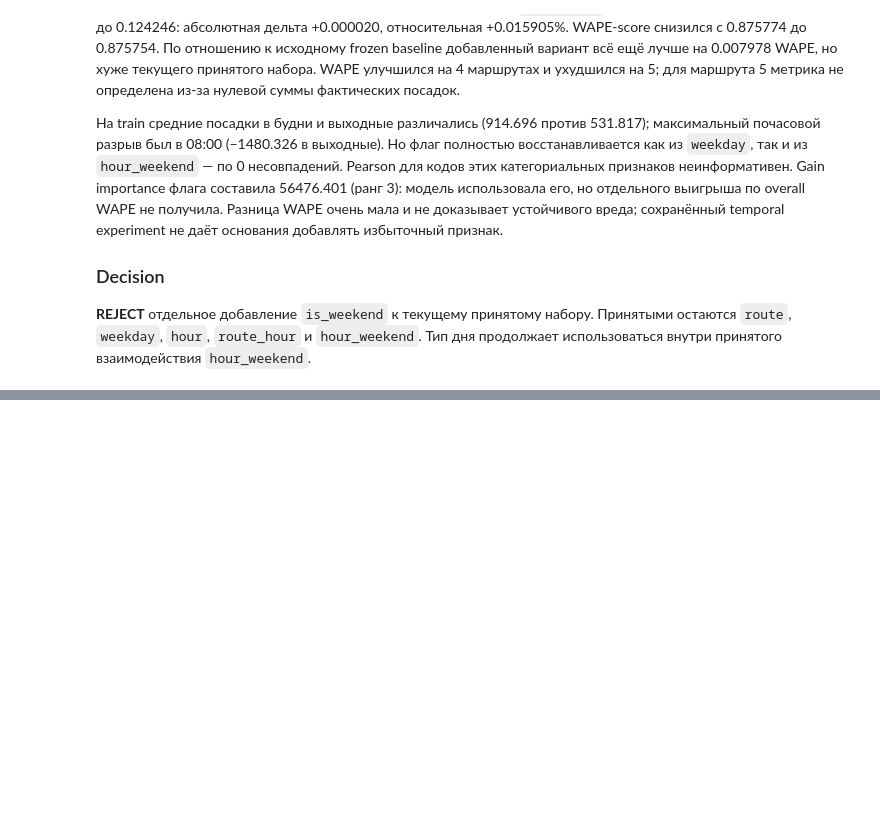
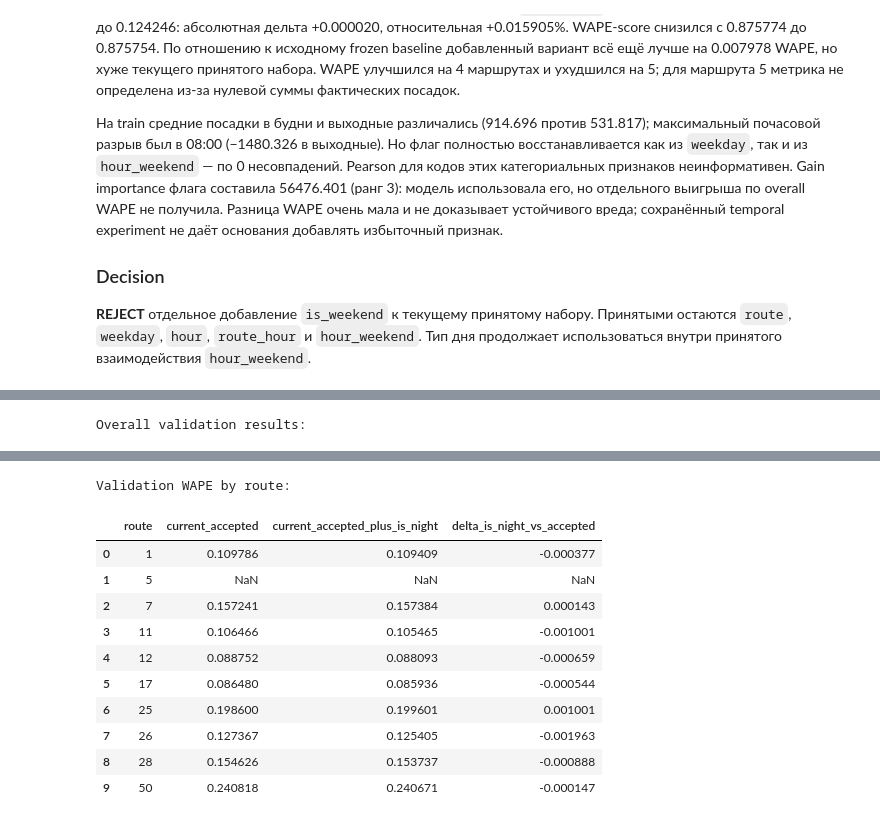
Before and after one commit to rapogahu/MT-Hackathon-2026, a Jupyter notebook: ml/notebooks/feature_engineering.ipynb, the cells around one changed output, grey strips where cells are left out. Drawn from its saved outputs; the diff is of its cells as text; code cells hidden in the pictures; blank space fills up the shorter version.

```diff
--- a/ml/notebooks/feature_engineering.ipynb
+++ b/ml/notebooks/feature_engineering.ipynb
@@ -1473,0 +1612,56 @@ Validation WAPE by route:
+# %%
+is_night_actual = pd.read_csv(
+    VALID_HOURLY_PATH, sep=";", usecols=["boardings"]
+)["boardings"].to_numpy()
+if len(is_night_actual) != len(validation_keys) or is_night_actual.sum() == 0:
+    raise ValueError("Invalid validation targets")
+if any(
+    len(prediction) != len(is_night_actual) or not np.isfinite(prediction).all()
+    for prediction in is_night_predictions.values()
+):
+    raise ValueError("Invalid validation predictions")
+
+is_night_route_totals = (
+    pd.DataFrame({"route": validation_keys["route"], "actual": is_night_actual})
+    .groupby("route")["actual"].sum()
+    .reindex(ROUTES)
+)
+is_night_route_wape = pd.DataFrame(index=pd.Index(ROUTES, name="route"))
+is_night_result_rows = []
+for experiment, add_is_night in IS_NIGHT_EXPERIMENTS:
+    absolute_error = np.abs(is_night_actual - is_night_predictions[experiment])
+    overall_wape = absolute_error.sum() / is_night_actual.sum()
+    is_night_result_rows.append({
+        "experiment": experiment,
+        "added_features": "is_night" if add_is_night else "none",
+        "WAPE": overall_wape,
+        "WAPE_score": max(0.0, 1.0 - overall_wape),
+    })
+    route_error = (
+        pd.DataFrame({"route": validation_keys["route"], "absolute_error": absolute_error})
+        .groupby("route")["absolute_error"].sum()
+        .reindex(ROUTES)
+    )
+    is_night_route_wape[experiment] = route_error / is_night_route_totals.replace(0, np.nan)
+
+is_night_results = pd.DataFrame(is_night_result_rows)
+accepted_wape = is_night_results.loc[
+    is_night_results["experiment"].eq("current_accepted"), "WAPE"
+].iloc[0]
+is_night_results["delta_WAPE_vs_accepted"] = is_night_results["WAPE"] - accepted_wape
+is_night_results["relative_delta_WAPE_vs_accepted_pct"] = (
+    100 * is_night_results["delta_WAPE_vs_accepted"] / accepted_wape
+)
+is_night_results["delta_WAPE_vs_frozen_baseline"] = (
+    is_night_results["WAPE"] - frozen_overall_wape
+)
+is_night_route_wape["delta_is_night_vs_accepted"] = (
+    is_night_route_wape["current_accepted_plus_is_night"]
+    - is_night_route_wape["current_accepted"]
+)
+print("Overall validation results:")
+display(is_night_results.round(6))
+print("Validation WAPE by route:")
+display(is_night_route_wape.reset_index().round(6))
+# %% [output]
+Overall validation results:
@@ -1473,0 +1671,12 @@ Validation WAPE by route:
+Validation WAPE by route:
+|  | route | current_accepted | current_accepted_plus_is_night | delta_is_night_vs_accepted |
+| 0 | 1 | 0.109786 | 0.109409 | -0.000377 |
+| 1 | 5 | NaN | NaN | NaN |
+| 2 | 7 | 0.157241 | 0.157384 | 0.000143 |
+| 3 | 11 | 0.106466 | 0.105465 | -0.001001 |
+| 4 | 12 | 0.088752 | 0.088093 | -0.000659 |
+| 5 | 17 | 0.086480 | 0.085936 | -0.000544 |
+| 6 | 25 | 0.198600 | 0.199601 | 0.001001 |
+| 7 | 26 | 0.127367 | 0.125405 | -0.001963 |
+| 8 | 28 | 0.154626 | 0.153737 | -0.000888 |
+| 9 | 50 | 0.240818 | 0.240671 | -0.000147 |
```
Also changed, not shown: parts of 13 cells of this notebook, 1 other file.
